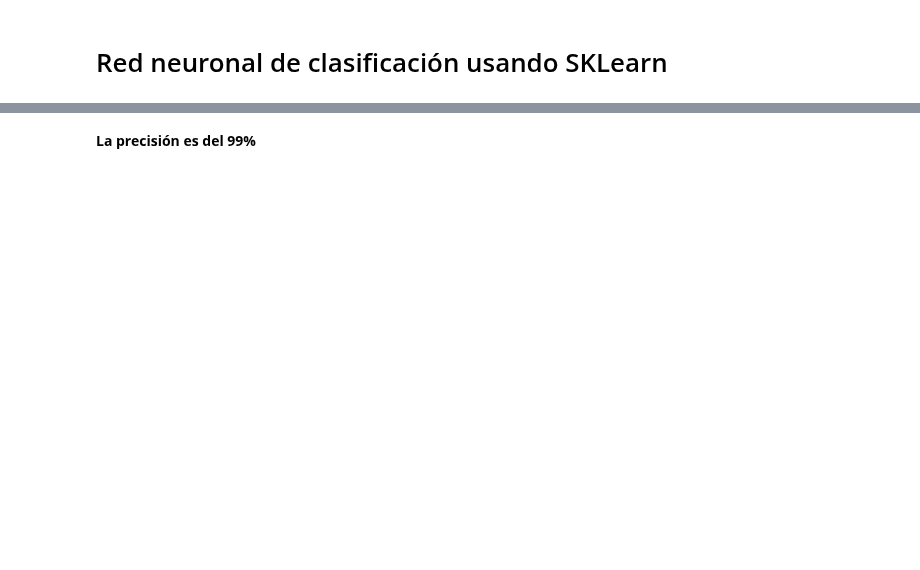
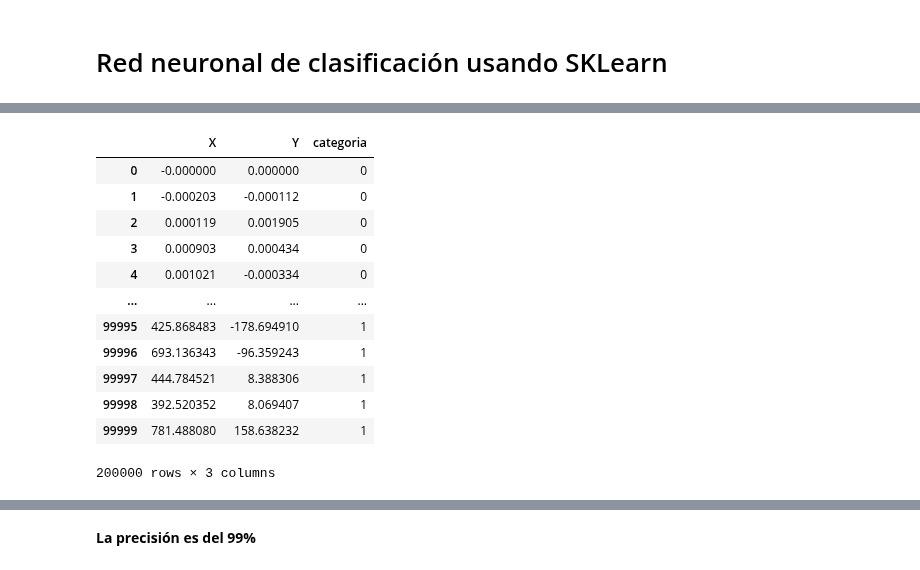
Before and after one commit to Radhe-0/Practicas, a Jupyter notebook: Machine Learning/Red_neuronal_5(clasificacion).ipynb, the cells around one changed output, grey strips where cells are left out. Cells and saved outputs as stored; diff of their text form; code cells hidden in the pictures; blank space fills up the shorter version.

```diff
--- a/Machine Learning/Red_neuronal_5(clasificacion).ipynb
+++ b/Machine Learning/Red_neuronal_5(clasificacion).ipynb
@@ -35,16 +35,31 @@ from sklearn.metrics import confusion_matrix # Para la matriz de confusión
 # %%
 # Carga de los datos
 
-datos = DatosSVM2(100000,cumulo=1)
-df = pd.DataFrame(datos, columns=['X','Y'])
+cumulo1 = DatosSVM2(100000,cumulo=1)
+df = pd.DataFrame(cumulo1, columns=['X','Y'])
 
-datos2 = DatosSVM2(100000,cumulo=4)
-df2 = pd.DataFrame(datos2, columns=['X','Y'])
+cumulo2 = DatosSVM2(100000,cumulo=4)
+df2 = pd.DataFrame(cumulo2, columns=['X','Y'])
 
 df['categoria'] = 0
 df2['categoria'] = 1
 
 data = pd.concat([df, df2], axis='rows')
+data
+# %% [output]
+|  | X | Y | categoria |
+| 0 | -0.000000 | 0.000000 | 0 |
+| 1 | -0.000203 | -0.000112 | 0 |
+| 2 | 0.000119 | 0.001905 | 0 |
+| 3 | 0.000903 | 0.000434 | 0 |
+| 4 | 0.001021 | -0.000334 | 0 |
+| ... | ... | ... | ... |
+| 99995 | 425.868483 | -178.694910 | 1 |
+| 99996 | 693.136343 | -96.359243 | 1 |
+| 99997 | 444.784521 | 8.388306 | 1 |
+| 99998 | 392.520352 | 8.069407 | 1 |
+| 99999 | 781.488080 | 158.638232 | 1 |
+200000 rows × 3 columns
 # %%
 # Visualizamos los datos
 
```
Also changed, not shown: parts of 8 cells of this notebook.
